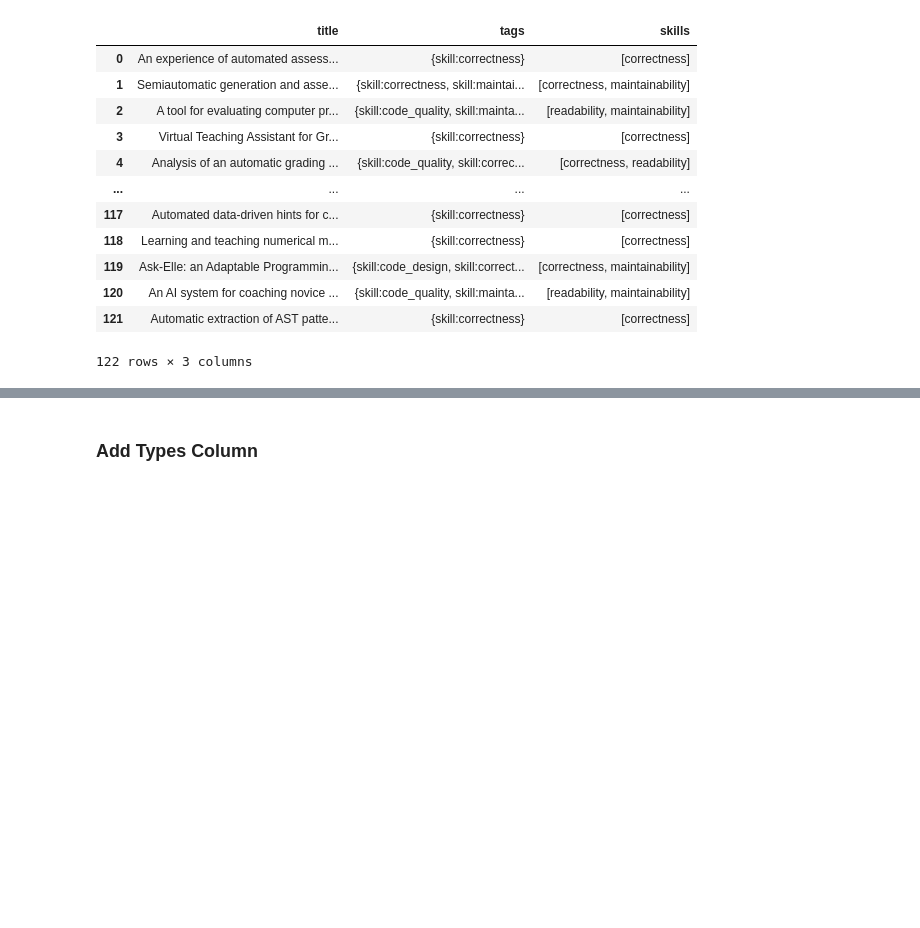
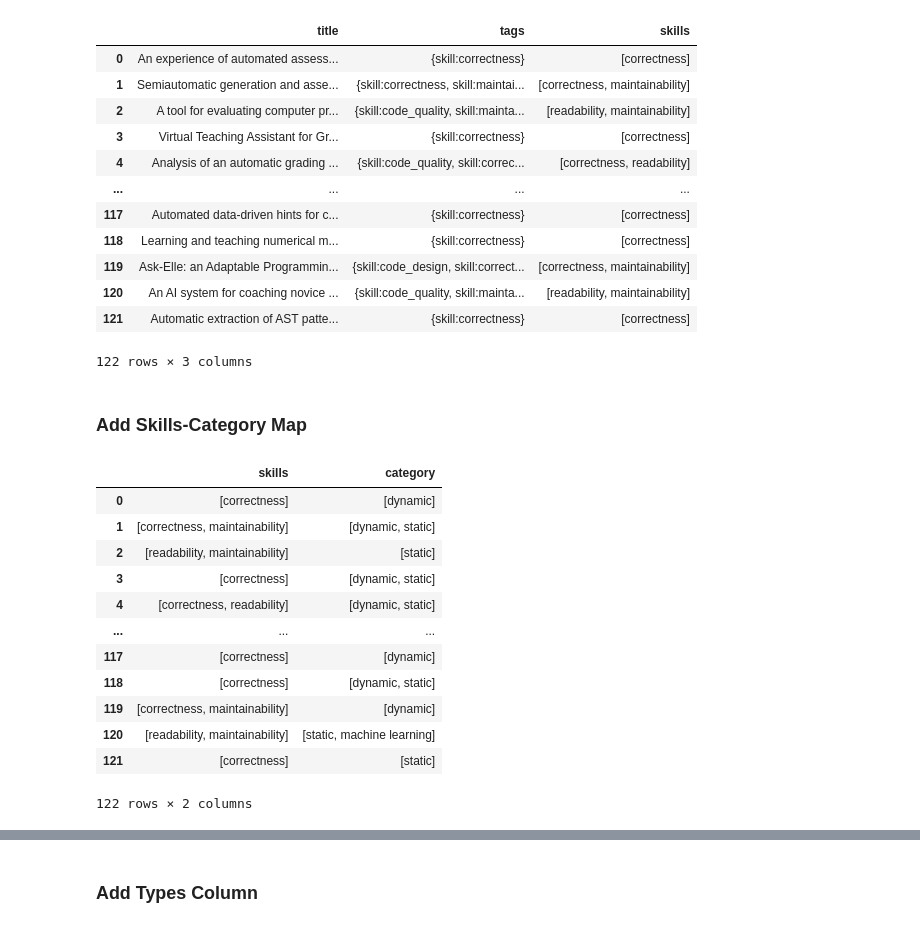
Before and after one commit to m-messer/Automated-Assessment-SLR-Data-Processing, a Jupyter notebook: data_extraction.ipynb, the cells around one changed output, grey strips where cells are left out. Cells and saved outputs as stored; diff of their text form; code cells hidden in the pictures; blank space fills up the shorter version.

Commit message:
PHD-128 Add new skill_category map

```diff
--- a/data_extraction.ipynb
+++ b/data_extraction.ipynb
@@ -359,3 +359,21 @@ pd.concat([df.title, df.tags.apply(lambda labels: set([label for label in labels
 | 120 | An AI system for coaching novice ... | {skill:code_quality, skill:mainta... | [readability, maintainability] |
 | 121 | Automatic extraction of AST patte... | {skill:correctness} | [correctness] |
 122 rows × 3 columns
+# %% [markdown]
+### Add Skills-Category Map
+# %%
+df[['skills', 'category']]
+# %% [output]
+|  | skills | category |
+| 0 | [correctness] | [dynamic] |
+| 1 | [correctness, maintainability] | [dynamic, static] |
+| 2 | [readability, maintainability] | [static] |
+| 3 | [correctness] | [dynamic, static] |
+| 4 | [correctness, readability] | [dynamic, static] |
+| ... | ... | ... |
+| 117 | [correctness] | [dynamic] |
+| 118 | [correctness] | [dynamic, static] |
+| 119 | [correctness, maintainability] | [dynamic] |
+| 120 | [readability, maintainability] | [static, machine learning] |
+| 121 | [correctness] | [static] |
+122 rows × 2 columns
```
Also changed, not shown: parts of 10 cells of this notebook.
